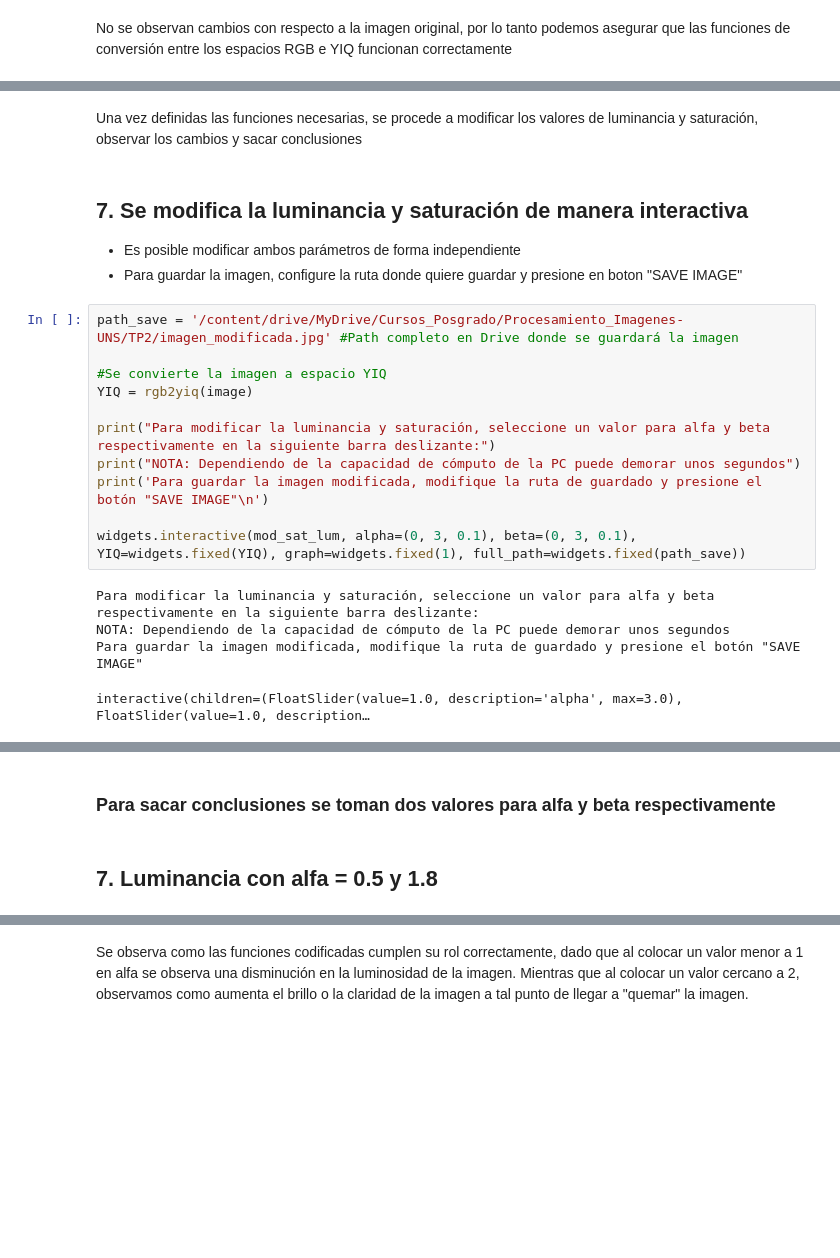
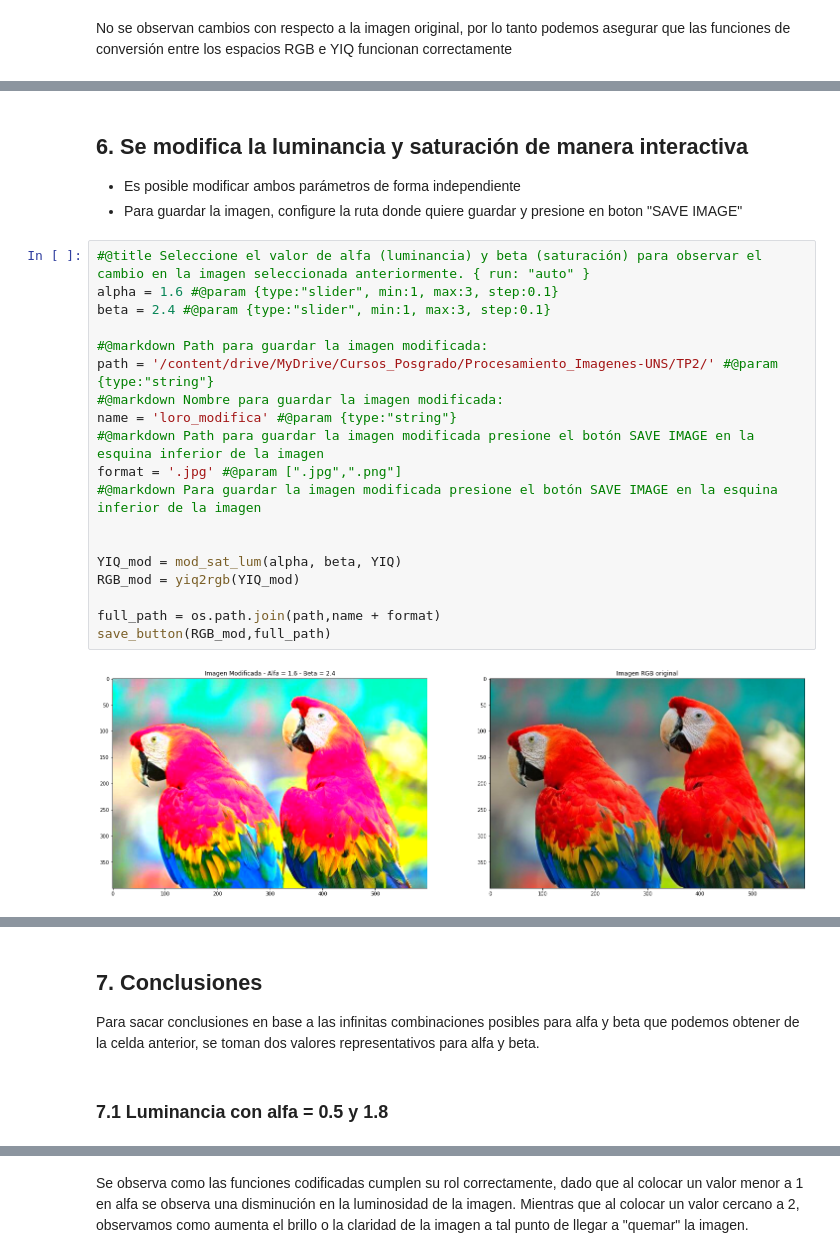
Before and after one commit to nicolassalomon96/procesamiento_imagenes_UNS, a Jupyter notebook: TP2/parte_1_rgb_to_yiq.ipynb, the cells around one changed output, grey strips where cells are left out. Drawn from its saved outputs; the diff is of its cells as text; blank space fills up the shorter version.

```diff
--- a/TP2/parte_1_rgb_to_yiq.ipynb
+++ b/TP2/parte_1_rgb_to_yiq.ipynb
@@ -225,23 +240,26 @@ def mod_sat_lum(alpha, beta, YIQ, graph=1, full_path='/content/drive/imagen_mod.
-# %% [markdown]
-Una vez definidas las funciones necesarias, se procede a modificar los valores de luminancia y saturación, observar los cambios y sacar conclusiones
 # %% [markdown]
-## 7. Se modifica la luminancia y saturación de manera interactiva
+## 6. Se modifica la luminancia y saturación de manera interactiva
 
 *   Es posible modificar ambos parámetros de forma independiente
 *   Para guardar la imagen, configure la ruta donde quiere guardar y presione en boton "SAVE IMAGE"
-# %%
-path_save = '/content/drive/MyDrive/Cursos_Posgrado/Procesamiento_Imagenes-UNS/TP2/imagen_modificada.jpg' #Path completo en Drive donde se guardará la imagen
-
-#Se convierte la imagen a espacio YIQ
-YIQ = rgb2yiq(image)
-
-print("Para modificar la luminancia y saturación, seleccione un valor para alfa y beta respectivamente en la siguiente barra deslizante:")
-print("NOTA: Dependiendo de la capacidad de cómputo de la PC puede demorar unos segundos")
-print('Para guardar la imagen modificada, modifique la ruta de guardado y presione el botón "SAVE IMAGE"\n')
-
-widgets.interactive(mod_sat_lum, alpha=(0, 3, 0.1), beta=(0, 3, 0.1), YIQ=widgets.fixed(YIQ), graph=widgets.fixed(1), full_path=widgets.fixed(path_save))
-# %% [output]
-Para modificar la luminancia y saturación, seleccione un valor para alfa y beta respectivamente en la siguiente barra deslizante:
-NOTA: Dependiendo de la capacidad de cómputo de la PC puede demorar unos segundos
-Para guardar la imagen modificada, modifique la ruta de guardado y presione el botón "SAVE IMAGE"
-interactive(children=(FloatSlider(value=1.0, description='alpha', max=3.0), FloatSlider(value=1.0, description…
+# %%
+#@title Seleccione el valor de alfa (luminancia) y beta (saturación) para observar el cambio en la imagen seleccionada anteriormente. { run: "auto" }
+alpha = 1.6 #@param {type:"slider", min:1, max:3, step:0.1}
+beta = 2.4 #@param {type:"slider", min:1, max:3, step:0.1}
+
+#@markdown Path para guardar la imagen modificada:
+path = '/content/drive/MyDrive/Cursos_Posgrado/Procesamiento_Imagenes-UNS/TP2/' #@param {type:"string"}
+#@markdown Nombre para guardar la imagen modificada:
+name = 'loro_modifica' #@param {type:"string"}
+#@markdown Path para guardar la imagen modificada presione el botón SAVE IMAGE en la esquina inferior de la imagen
+format = '.jpg' #@param [".jpg",".png"]
+#@markdown Para guardar la imagen modificada presione el botón SAVE IMAGE en la esquina inferior de la imagen
+
+
+YIQ_mod = mod_sat_lum(alpha, beta, YIQ)
+RGB_mod = yiq2rgb(YIQ_mod)
+
+full_path = os.path.join(path,name + format)
+save_button(RGB_mod,full_path)
+# %% [output]
+[figure, added]
@@ -248,7 +268,9 @@ interactive(children=(FloatSlider(value=1.0, description='alpha', max=3.0), Floa
 # %% [markdown]
-### Para sacar conclusiones se toman dos valores para alfa y beta respectivamente
+## 7. Conclusiones
+
+Para sacar conclusiones en base a las infinitas combinaciones posibles para alfa y beta que podemos obtener de la celda anterior, se toman dos valores representativos para alfa y beta.
 # %% [markdown]
-## 7. Luminancia con alfa = 0.5 y 1.8
+### 7.1 Luminancia con alfa = 0.5 y 1.8
 # %%
 YIQ = rgb2yiq(image)
 alfa_1 = 0.5
```
Also changed, not shown: parts of 20 cells of this notebook.
